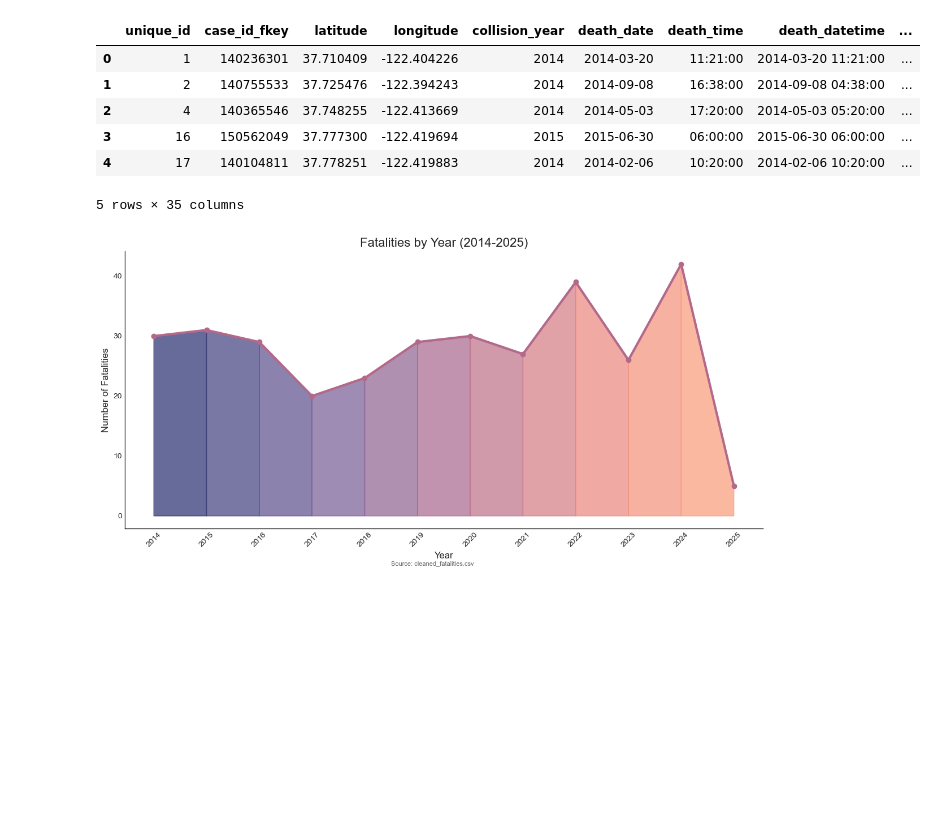
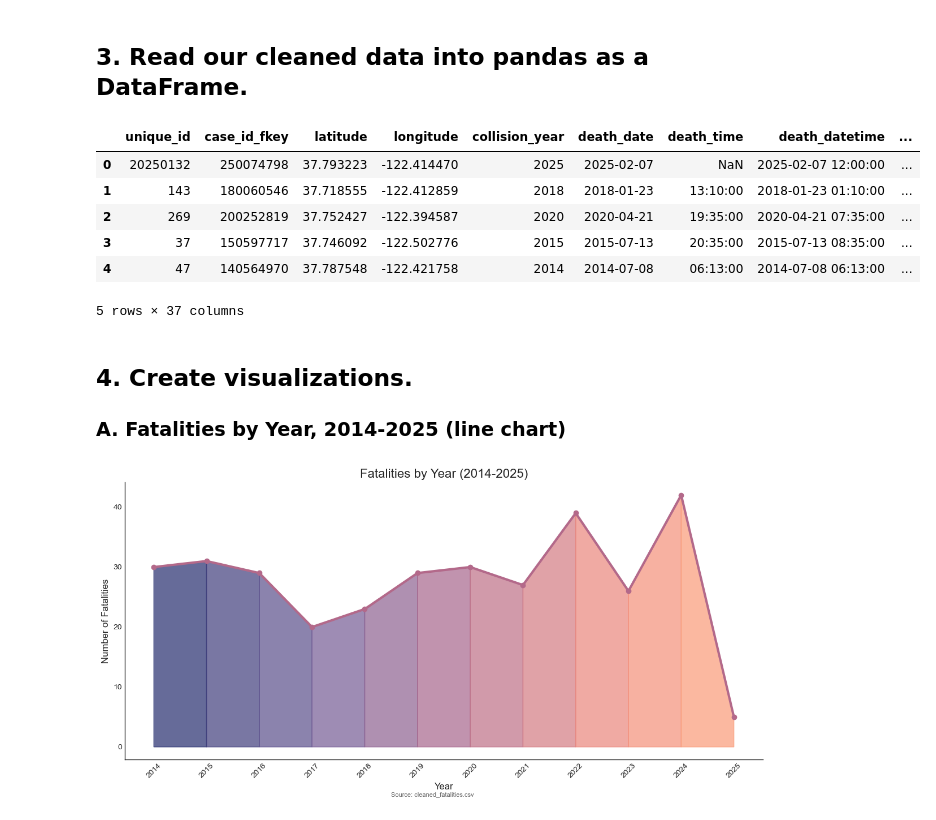
Before and after one commit to lingasc/sf-crash-fatalities, a Jupyter notebook: code/02-data-viz-fatalities.ipynb, the cells around one changed output. Saved outputs shown, nothing was run; the diff lists cells and outputs as text; code cells hidden in the pictures; blank space fills up the shorter version.

```diff
--- a/code/02-data-viz-fatalities.ipynb
+++ b/code/02-data-viz-fatalities.ipynb
@@ -27,16 +56,21 @@ sunset_melody = ['#252D6E',    # dark blue
 
 sunset_cmap = LinearSegmentedColormap.from_list(sunset_melody, sunset_melody)
 sns.set_palette(sunset_melody)
+# %% [markdown]
+## 3. Read our cleaned data into pandas as a DataFrame.
 # %%
-# Load the cleaned data of fatal crashes.
-df = pd.read_csv('../data/cleaned_fatalities.csv')
+# Read the cleaned data into pandas.
+df = pd.read_csv('../data/fatality_data_processed.csv')
 df.head()
 # %% [output]
 |  | unique_id | case_id_fkey | latitude | longitude | collision_year | death_date | death_time | death_datetime | ... |
-| 0 | 1 | 140236301 | 37.710409 | -122.404226 | 2014 | 2014-03-20 | 11:21:00 | 2014-03-20 11:21:00 | ... |
-| 1 | 2 | 140755533 | 37.725476 | -122.394243 | 2014 | 2014-09-08 | 16:38:00 | 2014-09-08 04:38:00 | ... |
-| 2 | 4 | 140365546 | 37.748255 | -122.413669 | 2014 | 2014-05-03 | 17:20:00 | 2014-05-03 05:20:00 | ... |
-| 3 | 16 | 150562049 | 37.777300 | -122.419694 | 2015 | 2015-06-30 | 06:00:00 | 2015-06-30 06:00:00 | ... |
-| 4 | 17 | 140104811 | 37.778251 | -122.419883 | 2014 | 2014-02-06 | 10:20:00 | 2014-02-06 10:20:00 | ... |
+| 0 | 20250132 | 250074798 | 37.793223 | -122.414470 | 2025 | 2025-02-07 | NaN | 2025-02-07 12:00:00 | ... |
+| 1 | 143 | 180060546 | 37.718555 | -122.412859 | 2018 | 2018-01-23 | 13:10:00 | 2018-01-23 01:10:00 | ... |
+| 2 | 269 | 200252819 | 37.752427 | -122.394587 | 2020 | 2020-04-21 | 19:35:00 | 2020-04-21 07:35:00 | ... |
+| 3 | 37 | 150597717 | 37.746092 | -122.502776 | 2015 | 2015-07-13 | 20:35:00 | 2015-07-13 08:35:00 | ... |
+| 4 | 47 | 140564970 | 37.787548 | -122.421758 | 2014 | 2014-07-08 | 06:13:00 | 2014-07-08 06:13:00 | ... |
-5 rows × 35 columns
+5 rows × 37 columns
+# %% [markdown]
+## 4. Create visualizations.
+### A. Fatalities by Year, 2014-2025 (line chart)
 # %%
```
Also changed, not shown: parts of 23 cells of this notebook, 2 other files.
